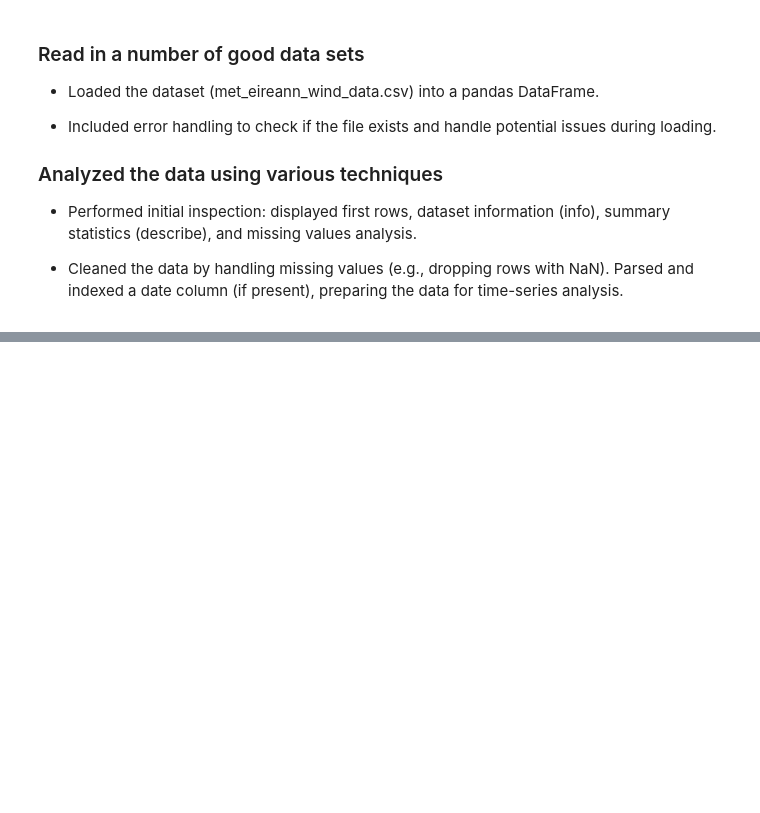
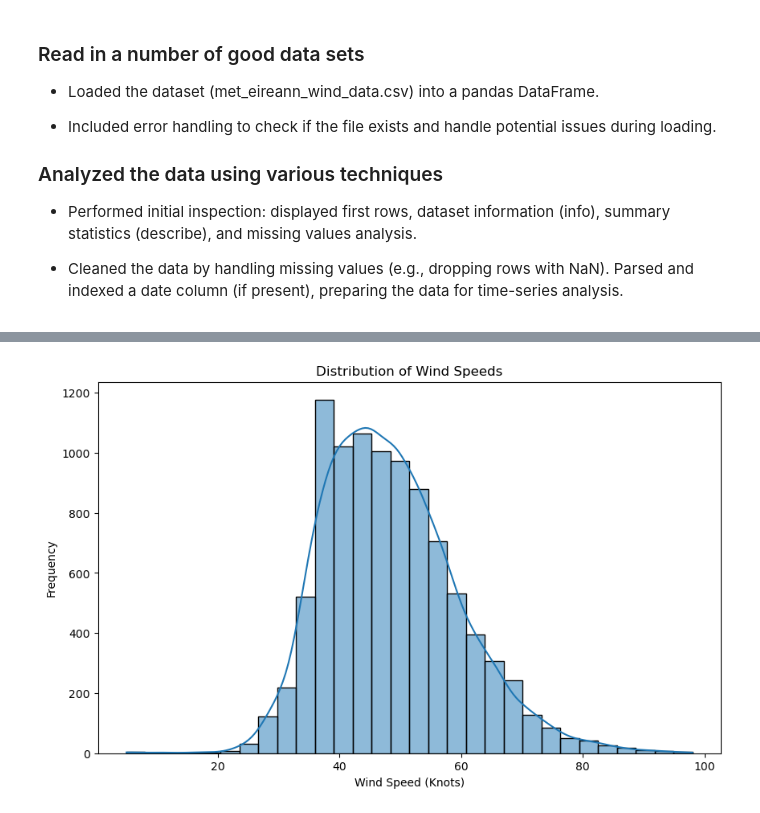
Before and after one commit to vinnycascone/programming-for-data-analytics, a Jupyter notebook: project/windspeed.ipynb, the cells around one changed output, grey strips where cells are left out. Saved outputs shown, nothing was run; the diff lists cells and outputs as text; code cells hidden in the pictures; blank space fills up the shorter version.

```diff
--- a/project/windspeed.ipynb
+++ b/project/windspeed.ipynb
@@ -85,0 +120,9 @@ Parsed and indexed a date column (if present), preparing the data for time-serie
+# %%
+plt.figure(figsize=(10, 6))
+sns.histplot(wind_data_cleaned['VALUE'], bins=30, kde=True)
+plt.title('Distribution of Wind Speeds')
+plt.xlabel('Wind Speed (Knots)')
+plt.ylabel('Frequency')
+plt.show()
+# %% [output]
+[figure, added]
```
Also changed, not shown: parts of 8 cells of this notebook, 2 other files.
